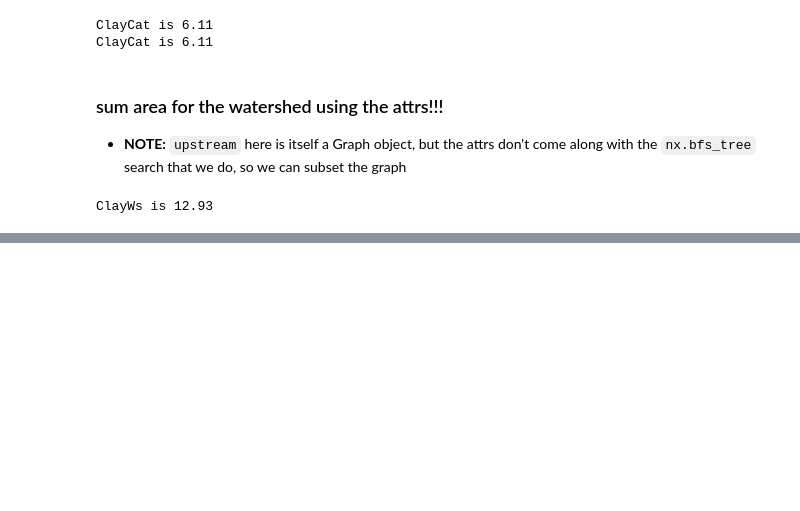
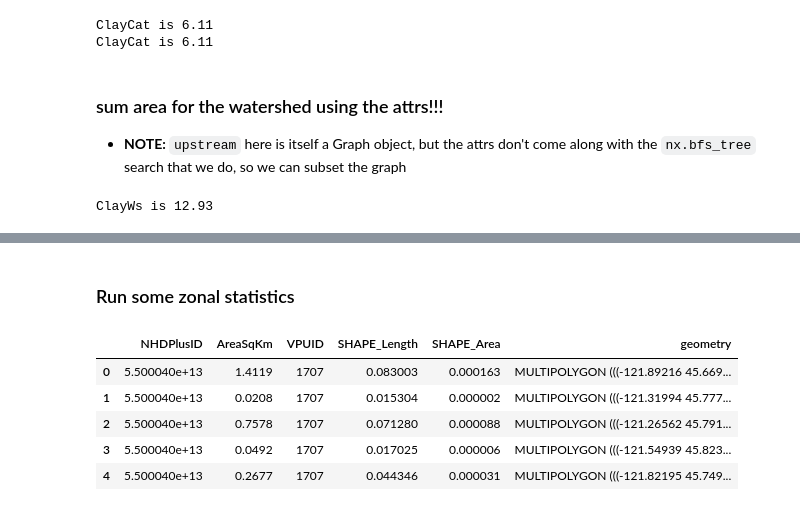
Before and after one commit to USEPA/StreamCat, a Jupyter notebook: networkx_example_NHDPlusHRVFGEN.ipynb, the cells around one changed output, grey strips where cells are left out. Drawn from its saved outputs; the diff is of its cells as text; code cells hidden in the pictures; blank space fills up the shorter version.

```diff
--- a/networkx_example_NHDPlusHRVFGEN.ipynb
+++ b/networkx_example_NHDPlusHRVFGEN.ipynb
@@ -191,0 +201,34 @@ ClayWs is 12.93
+# %%
+nhd = "E:/NHDPlusHR"
+import pandas as pd
+plusflow_out = ["NodeNumber","DeltaLevel","Direction","GapDistKm","HasGeo"]
+flowline_out = ["FDate","Resolution",
+                    "FlowDir","WBArea_Permanent_Identifier","FCODE","Shape_Length","Enabled","GNIS_NBR"]
+flow1 = gpd.read_file(f"{nhd}/NHDPLUS_H_1707_HU4_GDB.gdb",driver='FileGDB',layer='NHDPlusFlow',
+            ignore_fields=plusflow_out)
+fls1 = gpd.read_file(f"{nhd}/NHDPLUS_H_1707_HU4_GDB.gdb",layer='NHDFlowline',
+            ignore_fields=flowline_out) # geometry needed for plotting
+cats1 = gpd.read_file( # this will later be used to filter out COMIDs that aren't catchments
+            f"{nhd}/NHDPLUS_H_1707_HU4_GDB.gdb", driver='FileGDB',layer='NHDPlusCatchment',
+            ignore_fields=["GridCode","SourceFC"])
+flow2 = gpd.read_file(f"{nhd}/NHDPLUS_H_1708_HU4_GDB.gdb",driver='FileGDB',layer='NHDPlusFlow',
+            ignore_fields=plusflow_out)
+fls2 = gpd.read_file(f"{nhd}/NHDPLUS_H_1708_HU4_GDB.gdb",layer='NHDFlowline',
+            ignore_fields=flowline_out) # geometry needed for plotting
+cats2 = gpd.read_file( # this will later be used to filter out COMIDs that aren't catchments
+            f"{nhd}/NHDPLUS_H_1707_HU4_GDB.gdb", driver='FileGDB',layer='NHDPlusCatchment',
+            ignore_fields=["GridCode","SourceFC"])
+flow = pd.concat([flow1,flow2])
+fls = pd.concat([fls1,fls2])
+cats = pd.concat([cats1,cats2])
+del flow1
+del flow2
+del fls1
+del fls2
+del cats1
+del cats2
+flow = flow[~((flow.FromPermID == '0') | (flow.ToPermID == '0'))] # same as current numpy process
+coasties = fls.loc[fls.FType == 566,"Permanent_Identifier"]        # same as current numpy process
+flow = flow[~flow.FromPermID.isin(coasties)]                 # same as current numpy process
+fls.to_crs("epsg:5070", inplace=True)
+fls.geometry = fls.geometry.centroid
@@ -191,0 +322,11 @@ ClayWs is 12.93
+# %% [markdown]
+### Run some zonal statistics
+# %%
+cats.head()
+# %% [output]
+|  | NHDPlusID | AreaSqKm | VPUID | SHAPE_Length | SHAPE_Area | geometry |
+| 0 | 5.500040e+13 | 1.4119 | 1707 | 0.083003 | 0.000163 | MULTIPOLYGON (((-121.89216 45.669... |
+| 1 | 5.500040e+13 | 0.0208 | 1707 | 0.015304 | 0.000002 | MULTIPOLYGON (((-121.31994 45.777... |
+| 2 | 5.500040e+13 | 0.7578 | 1707 | 0.071280 | 0.000088 | MULTIPOLYGON (((-121.26562 45.791... |
+| 3 | 5.500040e+13 | 0.0492 | 1707 | 0.017025 | 0.000006 | MULTIPOLYGON (((-121.54939 45.823... |
+| 4 | 5.500040e+13 | 0.2677 | 1707 | 0.044346 | 0.000031 | MULTIPOLYGON (((-121.82195 45.749... |
```
Also changed, not shown: parts of 21 cells of this notebook.
